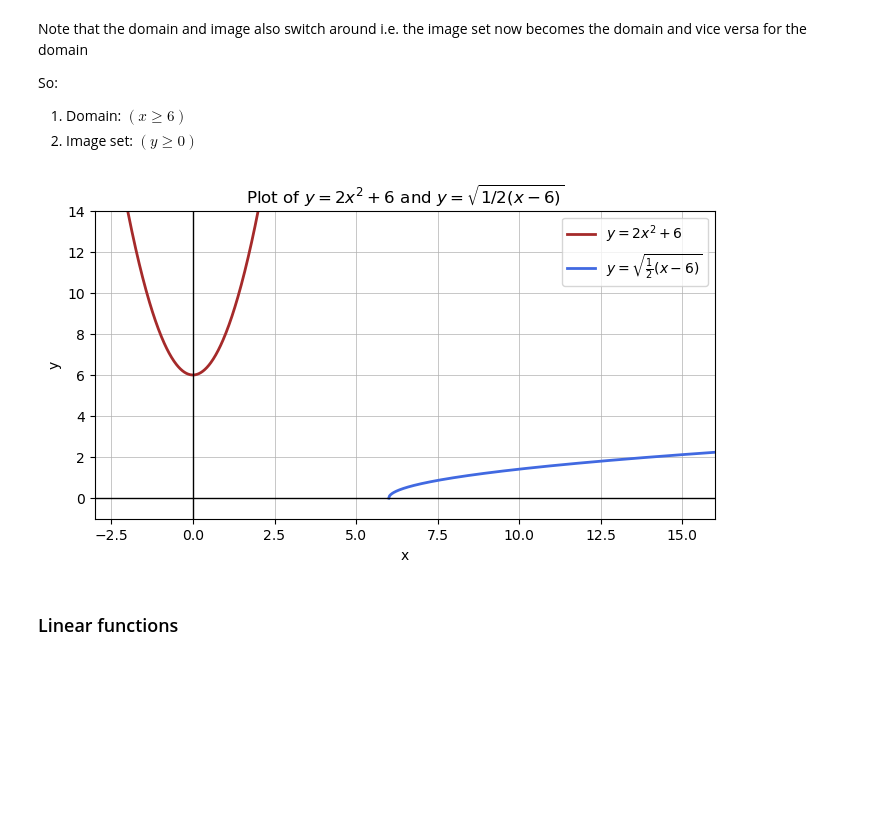
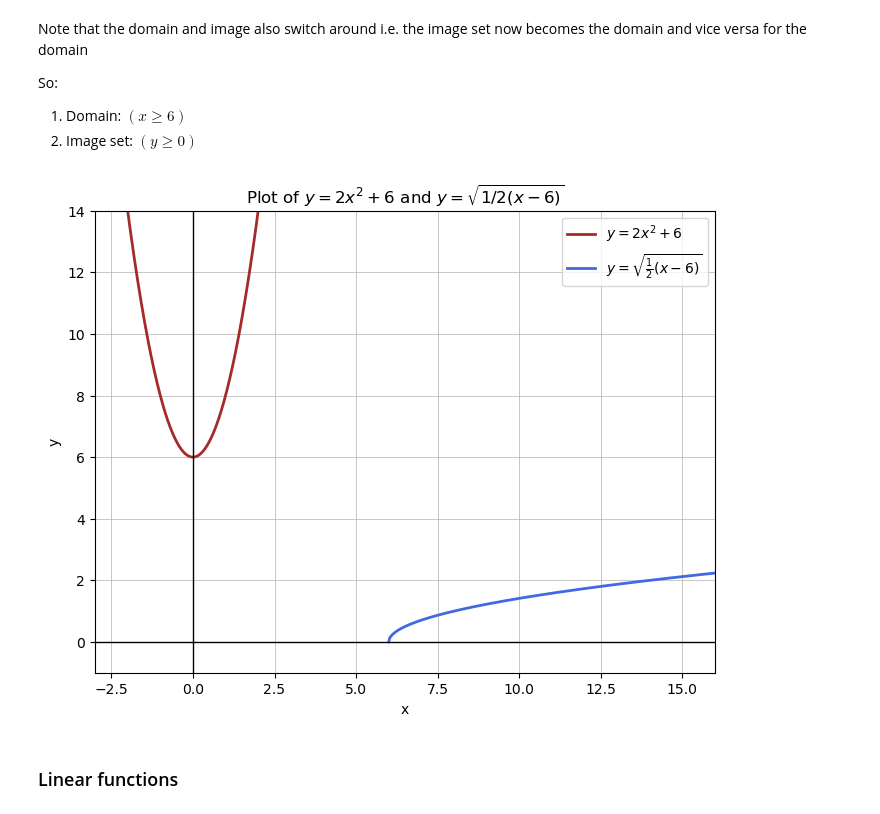
Before and after one commit to segunlonge/OU-MST224-Mathematical-Methods-in-Python, a Jupyter notebook: The Basics.ipynb, the cells around one changed output. Saved outputs shown, nothing was run; the diff lists cells and outputs as text; code cells hidden in the pictures; blank space fills up the shorter version.

```diff
--- a/The Basics.ipynb
+++ b/The Basics.ipynb
@@ -120,35 +99,35 @@ y1 = 2 * x1**2 + 6
 # The domain must be x >= 6 because we can't take the square root of a negative number
 x2 = np.linspace(6, 16, 400)
 y2 = np.sqrt(0.5 * (x2 - 6))
 
 # Setup the plot
-plt.figure(figsize=(8, 4))
+plt.figure(figsize=(8, 6))
 
 # Plot the red parabola
 plt.plot(x1, y1, color='brown', label='$y = 2x^2 + 6$', linewidth=2)
 
 # Plot the blue square root curve
 plt.plot(x2, y2, color='royalblue', label='$y = \sqrt{\\frac{1}{2}(x - 6)}$', linewidth=2)
 
 # Add grid lines to match the Desmos style
 plt.grid(True, which='both', linestyle='-', linewidth=0.5)
 plt.axhline(0, color='black', linewidth=1) # x-axis
 plt.axvline(0, color='black', linewidth=1) # y-axis
 
 # Set limits to match the provided image
 plt.xlim(-3, 16)
 plt.ylim(-1, 14)
 
 # Set labels for clarity
 plt.xlabel('x')
 plt.ylabel('y')
 plt.title('Plot of $y=2x^2+6$ and $y=\sqrt{1/2(x-6)}$')
 plt.legend()
 
 # Show the plot
 plt.show()
 # %% [output]
-[figure, old version]
+[figure, new version]
 # %% [markdown]
 ### Linear functions
 # %% [markdown]
```
Also changed, not shown: parts of 12 cells of this notebook.
